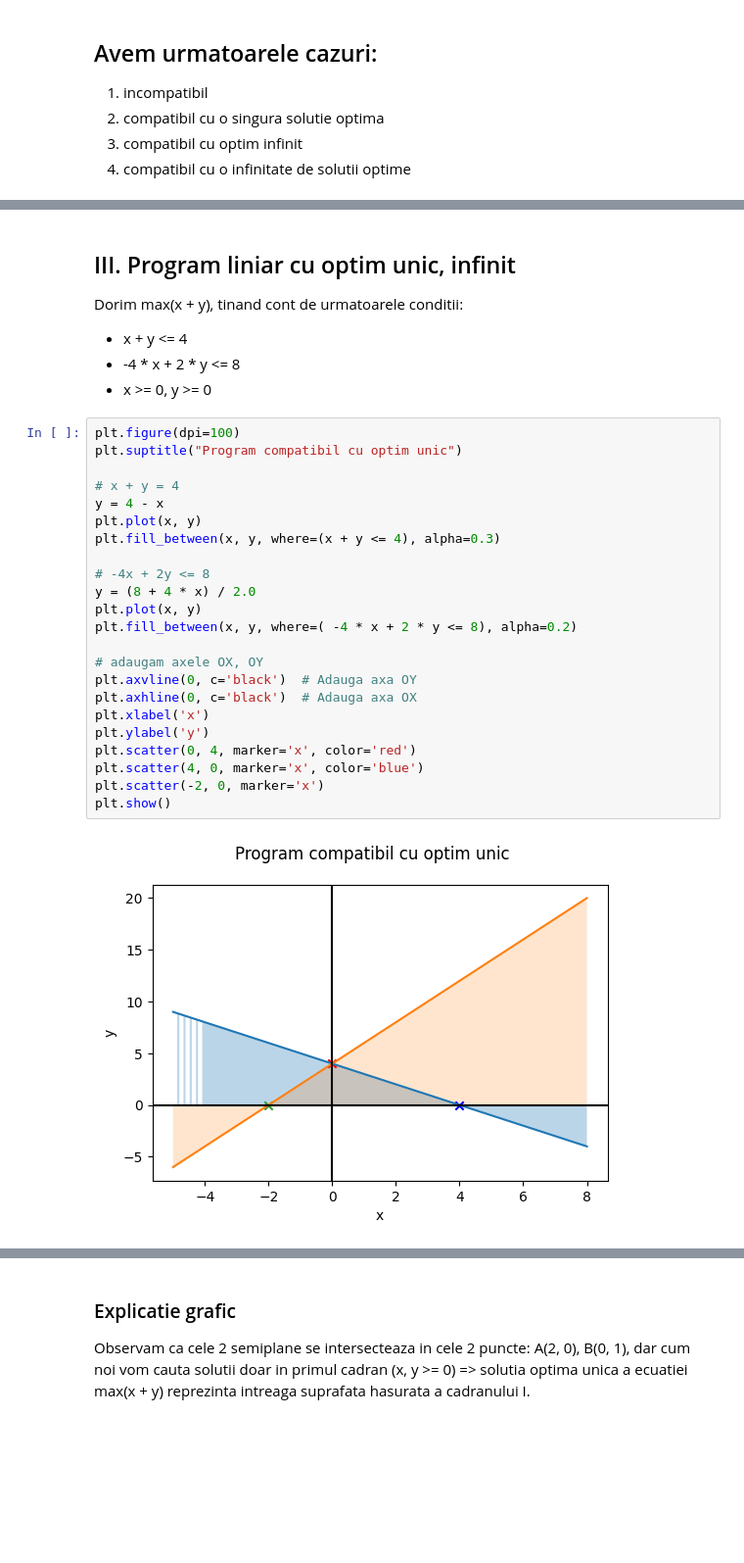
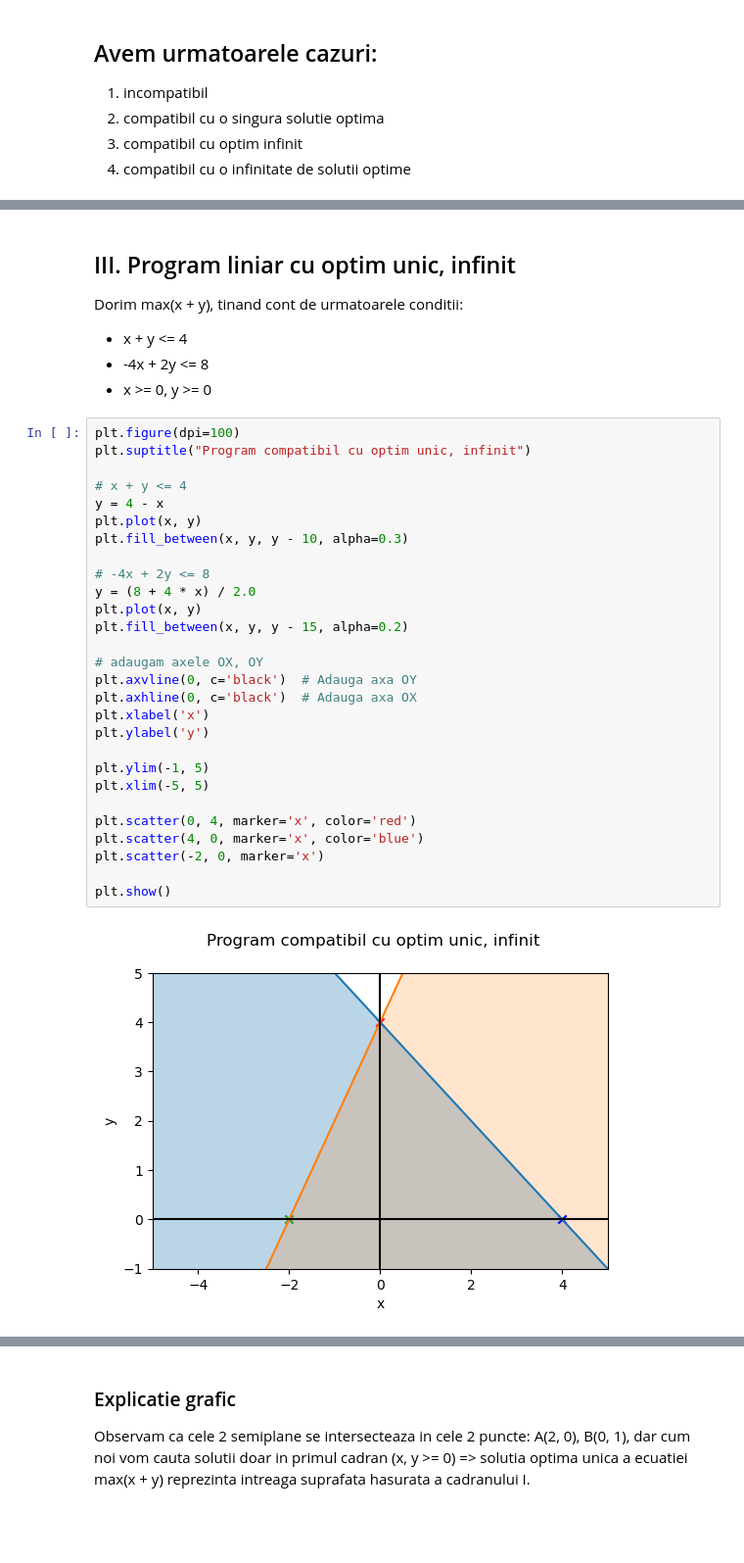
Before and after one commit to rebecadiaconu/fmi, a Jupyter notebook: to/tema1.ipynb, the cells around one changed output, grey strips where cells are left out. Shown: that part at 98% size. Saved outputs shown, nothing was run; the diff lists cells and outputs as text; blank space fills up the shorter version.

```diff
--- a/to/tema1.ipynb
+++ b/to/tema1.ipynb
@@ -106,33 +106,38 @@ Observam ca cele 2 semiplane se intersecteaza in cele 3 puncte: A(1, 0), B(2, 1)
 ## III. Program liniar cu optim unic, infinit
 Dorim max(x + y), tinand cont de urmatoarele conditii:
 - x + y <= 4
-- -4 * x + 2 * y <= 8
+- -4x + 2y <= 8
 - x >= 0, y >= 0
 # %%
 plt.figure(dpi=100)
-plt.suptitle("Program compatibil cu optim unic")
+plt.suptitle("Program compatibil cu optim unic, infinit")
 
-# x + y = 4
+# x + y <= 4
 y = 4 - x
 plt.plot(x, y)
-plt.fill_between(x, y, where=(x + y <= 4), alpha=0.3)
+plt.fill_between(x, y, y - 10, alpha=0.3)
 
 # -4x + 2y <= 8
 y = (8 + 4 * x) / 2.0
 plt.plot(x, y)
-plt.fill_between(x, y, where=( -4 * x + 2 * y <= 8), alpha=0.2)
+plt.fill_between(x, y, y - 15, alpha=0.2)
 
 # adaugam axele OX, OY
 plt.axvline(0, c='black')  # Adauga axa OY
 plt.axhline(0, c='black')  # Adauga axa OX
 plt.xlabel('x')
 plt.ylabel('y')
+
+plt.ylim(-1, 5)
+plt.xlim(-5, 5)
+
 plt.scatter(0, 4, marker='x', color='red')
 plt.scatter(4, 0, marker='x', color='blue')
 plt.scatter(-2, 0, marker='x')
+
 plt.show()
 # %% [output]
-[figure, old version]
+[figure, new version]
 # %% [markdown]
 ### Explicatie grafic
 Observam ca cele 2 semiplane se intersecteaza in cele 3 puncte: A(4, 0), B(0, 4), C(-2, 0),
```
Also changed, not shown: parts of 10 cells of this notebook.
